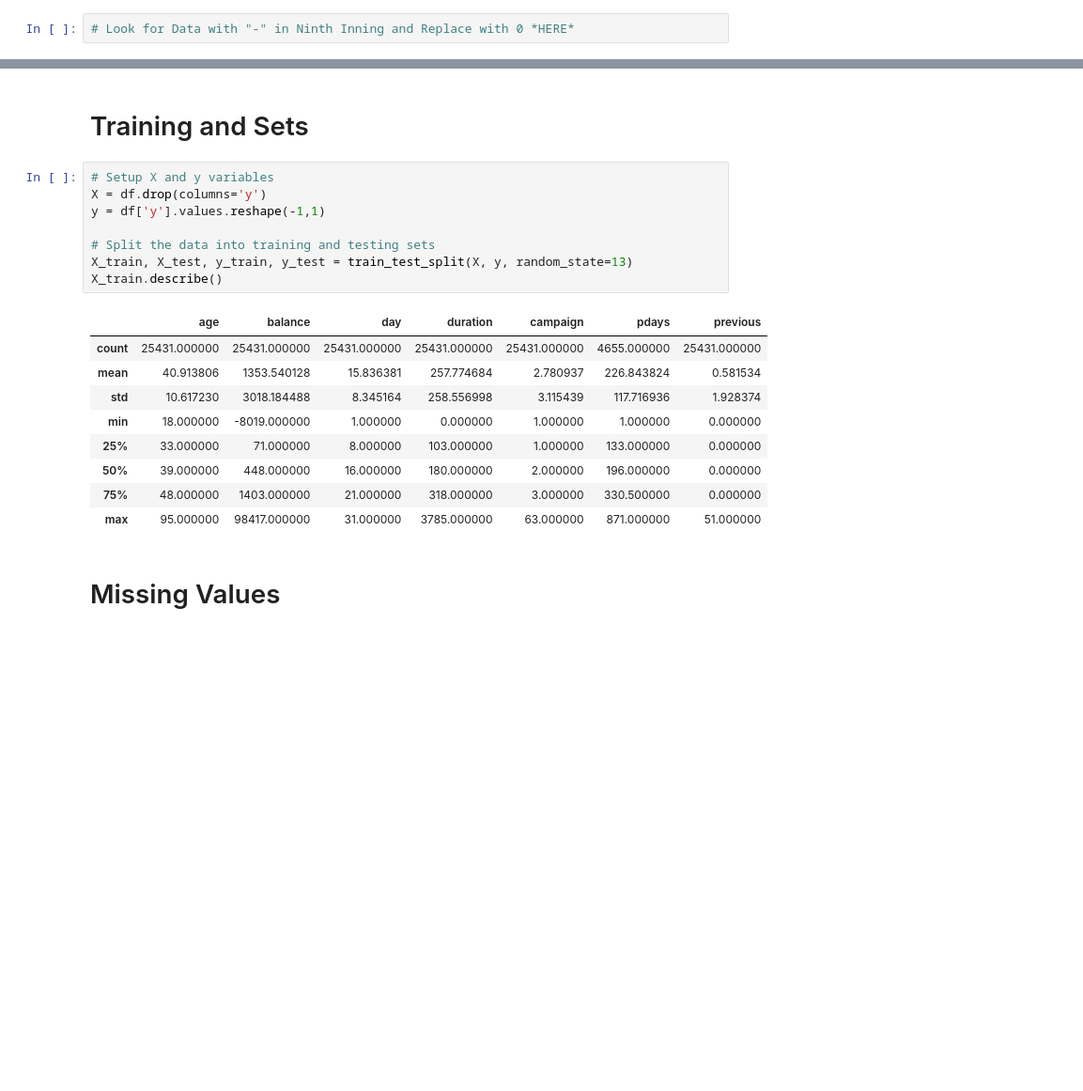
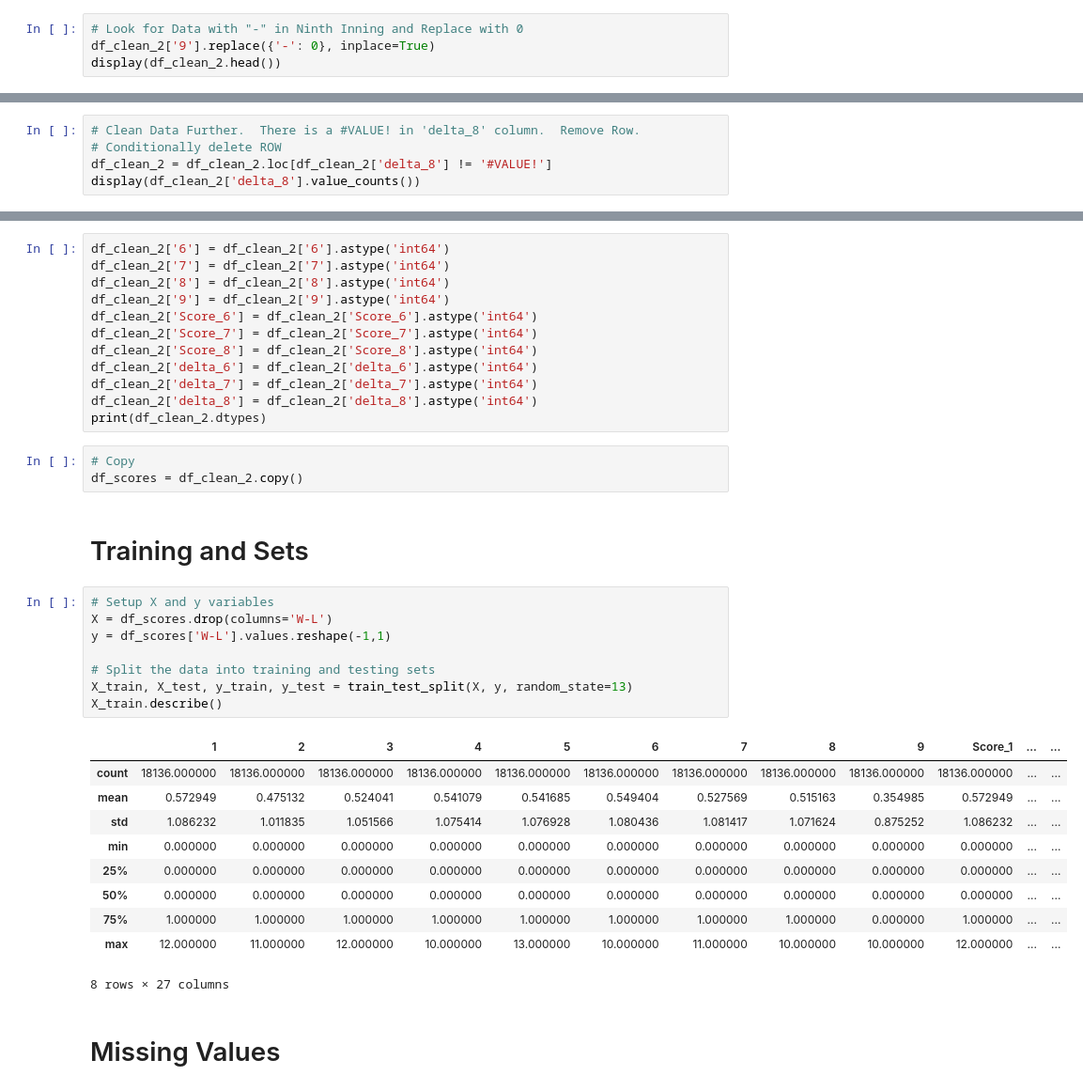
Before and after one commit to ASU-edX-Bootcamp-2024/ASU-edX-AIML-Project-2-Sports-Analytics, a Jupyter notebook: Baseball_Game_Scores_Model.ipynb, the cells around one changed output, grey strips where cells are left out. Shown at 94% size. Saved outputs shown, nothing was run; the diff lists cells and outputs as text; blank space fills up the shorter version.

```diff
--- a/Baseball_Game_Scores_Model.ipynb
+++ b/Baseball_Game_Scores_Model.ipynb
@@ -482,3 +415,5 @@ display(df_scores.head(20))
 # %%
-# Look for Data with "-" in Ninth Inning and Replace with 0 *HERE*
+# Look for Data with "-" in Ninth Inning and Replace with 0
+df_clean_2['9'].replace({'-': 0}, inplace=True)
+display(df_clean_2.head())
 # %% [output]
@@ -488,0 +477,5 @@ display(df_scores.head(20))
+# %%
+# Clean Data Further.  There is a #VALUE! in 'delta_8' column.  Remove Row.
+# Conditionally delete ROW
+df_clean_2 = df_clean_2.loc[df_clean_2['delta_8'] != '#VALUE!']
+display(df_clean_2['delta_8'].value_counts())
@@ -489,23 +516,39 @@ display(df_scores.head(20))
+# %%
+df_clean_2['6'] = df_clean_2['6'].astype('int64')
+df_clean_2['7'] = df_clean_2['7'].astype('int64')
+df_clean_2['8'] = df_clean_2['8'].astype('int64')
+df_clean_2['9'] = df_clean_2['9'].astype('int64')
+df_clean_2['Score_6'] = df_clean_2['Score_6'].astype('int64')
+df_clean_2['Score_7'] = df_clean_2['Score_7'].astype('int64')
+df_clean_2['Score_8'] = df_clean_2['Score_8'].astype('int64')
+df_clean_2['delta_6'] = df_clean_2['delta_6'].astype('int64')
+df_clean_2['delta_7'] = df_clean_2['delta_7'].astype('int64')
+df_clean_2['delta_8'] = df_clean_2['delta_8'].astype('int64')
+print(df_clean_2.dtypes)
+# %%
+# Copy
+df_scores = df_clean_2.copy()
 # %% [markdown]
 # Training and Sets
 # %%
 # Setup X and y variables
-X = df.drop(columns='y')
-y = df['y'].values.reshape(-1,1)
+X = df_scores.drop(columns='W-L')
+y = df_scores['W-L'].values.reshape(-1,1)
 
 # Split the data into training and testing sets
 X_train, X_test, y_train, y_test = train_test_split(X, y, random_state=13)
 X_train.describe()
 # %% [output]
-|  | age | balance | day | duration | campaign | pdays | previous |
-| count | 25431.000000 | 25431.000000 | 25431.000000 | 25431.000000 | 25431.000000 | 4655.000000 | 25431.000000 |
-| mean | 40.913806 | 1353.540128 | 15.836381 | 257.774684 | 2.780937 | 226.843824 | 0.581534 |
-| std | 10.617230 | 3018.184488 | 8.345164 | 258.556998 | 3.115439 | 117.716936 | 1.928374 |
-| min | 18.000000 | -8019.000000 | 1.000000 | 0.000000 | 1.000000 | 1.000000 | 0.000000 |
-| 25% | 33.000000 | 71.000000 | 8.000000 | 103.000000 | 1.000000 | 133.000000 | 0.000000 |
-| 50% | 39.000000 | 448.000000 | 16.000000 | 180.000000 | 2.000000 | 196.000000 | 0.000000 |
-| 75% | 48.000000 | 1403.000000 | 21.000000 | 318.000000 | 3.000000 | 330.500000 | 0.000000 |
-| max | 95.000000 | 98417.000000 | 31.000000 | 3785.000000 | 63.000000 | 871.000000 | 51.000000 |
+|  | 1 | 2 | 3 | 4 | 5 | 6 | 7 | 8 | 9 | Score_1 | ... | ... |
+| count | 18136.000000 | 18136.000000 | 18136.000000 | 18136.000000 | 18136.000000 | 18136.000000 | 18136.000000 | 18136.000000 | 18136.000000 | 18136.000000 | ... | ... |
+| mean | 0.572949 | 0.475132 | 0.524041 | 0.541079 | 0.541685 | 0.549404 | 0.527569 | 0.515163 | 0.354985 | 0.572949 | ... | ... |
+| std | 1.086232 | 1.011835 | 1.051566 | 1.075414 | 1.076928 | 1.080436 | 1.081417 | 1.071624 | 0.875252 | 1.086232 | ... | ... |
+| min | 0.000000 | 0.000000 | 0.000000 | 0.000000 | 0.000000 | 0.000000 | 0.000000 | 0.000000 | 0.000000 | 0.000000 | ... | ... |
+| 25% | 0.000000 | 0.000000 | 0.000000 | 0.000000 | 0.000000 | 0.000000 | 0.000000 | 0.000000 | 0.000000 | 0.000000 | ... | ... |
+| 50% | 0.000000 | 0.000000 | 0.000000 | 0.000000 | 0.000000 | 0.000000 | 0.000000 | 0.000000 | 0.000000 | 0.000000 | ... | ... |
+| 75% | 1.000000 | 1.000000 | 1.000000 | 1.000000 | 1.000000 | 1.000000 | 1.000000 | 1.000000 | 0.000000 | 1.000000 | ... | ... |
+| max | 12.000000 | 11.000000 | 12.000000 | 10.000000 | 13.000000 | 10.000000 | 11.000000 | 10.000000 | 10.000000 | 12.000000 | ... | ... |
+8 rows × 27 columns
 # %% [markdown]
 # Missing Values
 # %%
```
Also changed, not shown: parts of 66 cells of this notebook.
